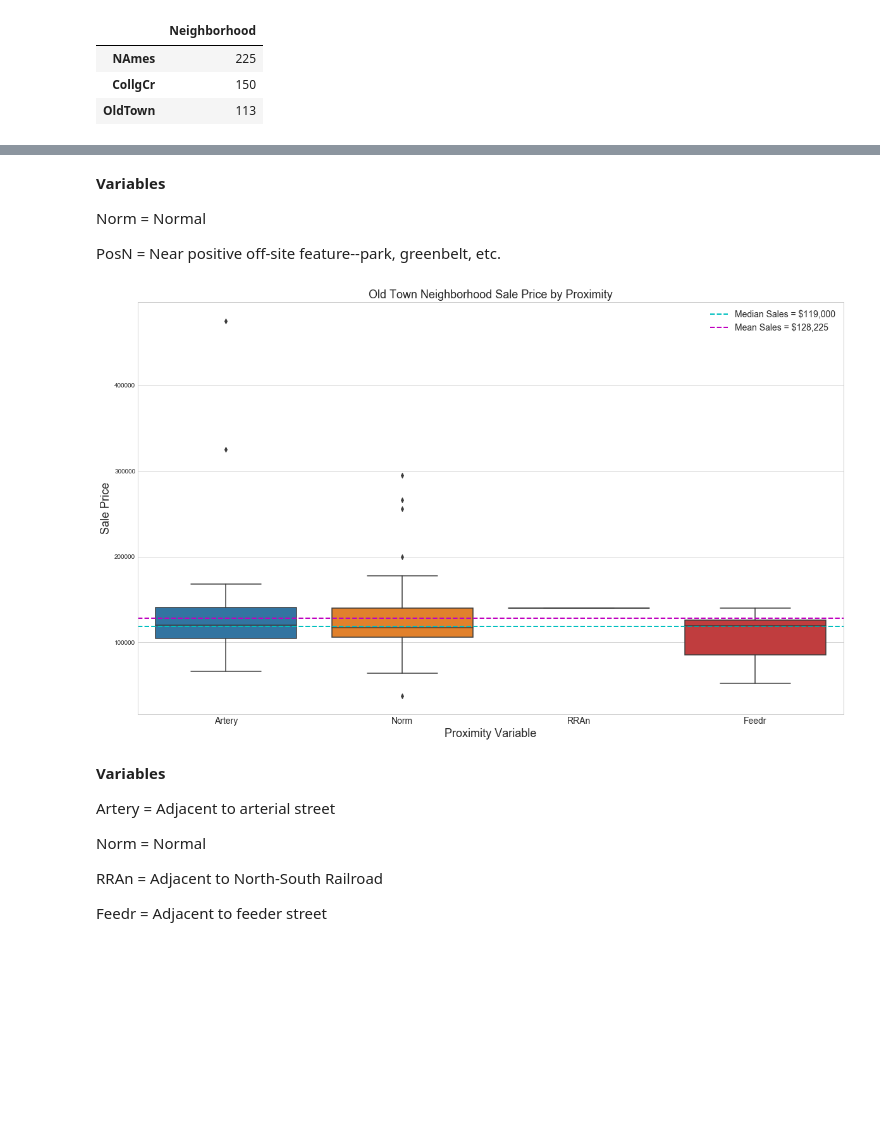
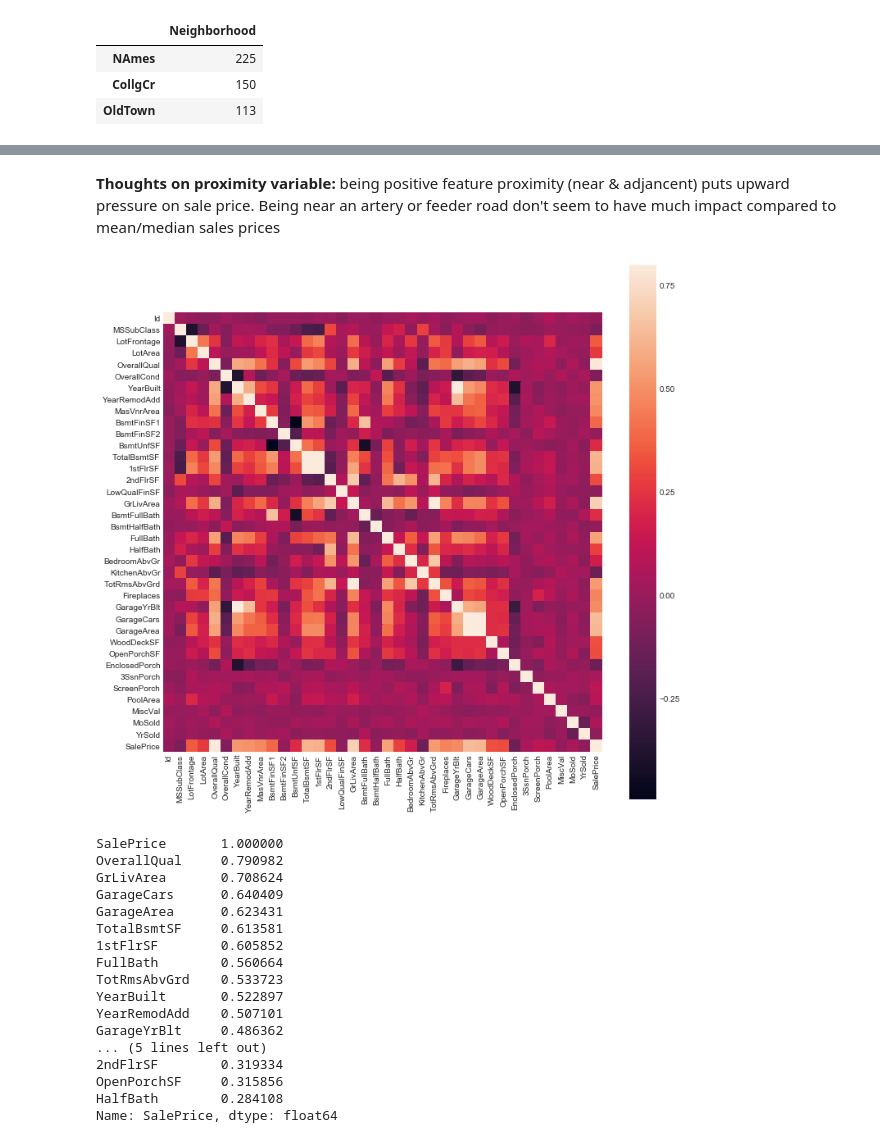
Before and after one commit to brianmcguckin/thinkful_data_science, a Jupyter notebook: unit_01_capstone.ipynb, the cells around one changed output, grey strips where cells are left out. Saved outputs shown, nothing was run; the diff lists cells and outputs as text; code cells hidden in the pictures; blank space fills up the shorter version.

```diff
--- a/unit_01_capstone.ipynb
+++ b/unit_01_capstone.ipynb
@@ -157,34 +181,0 @@ plt.show()
-# %% [markdown]
-__Variables__
-
-Norm = Normal
-
-PosN = Near positive off-site feature--park, greenbelt, etc.
-# %%
-OldTown = train.loc[lambda df: train['Neighborhood'] == 'OldTown']
-#print(OldTown.SalePrice.median())
-#print(OldTown.SalePrice.mean())
-
-plt.figure(figsize = (20,12))
-sns.boxplot(x = 'Condition1', y = 'SalePrice', data = OldTown)
-plt.axhline(OldTown.SalePrice.median(), color = 'c', linestyle = 'dashed', linewidth = 2, label = 'Median Sales = $119,000')
-plt.axhline(OldTown.SalePrice.mean(), color = 'm', linestyle = 'dashed', linewidth = 2, label = 'Mean Sales = $128,225')
-plt.xticks(size = 14)
-plt.xlabel('Proximity Variable', size = 18)
-plt.ylabel('Sale Price', size = 18)
-plt.title('Old Town Neighborhood Sale Price by Proximity', size = 18)
-plt.legend(prop={'size':14})
-
-plt.show()
-# %% [output]
-[figure, removed]
-# %% [markdown]
-__Variables__
-
-Artery = Adjacent to arterial street
-
-Norm = Normal
-
-RRAn = Adjacent to North-South Railroad
-
-Feedr = Adjacent to feeder street
@@ -198,0 +182,28 @@ Feedr = Adjacent to feeder street
+# %% [markdown]
+__Thoughts on proximity variable:__ being positive feature proximity (near & adjancent) puts upward pressure on sale price. Being near an artery or feeder road don't seem to have much impact compared to mean/median sales prices
+# %%
+corrmat = train.corr()
+plt.figure(figsize = (12,12))
+sns.heatmap(corrmat, vmax=0.8, square=True);
+# %% [output]
+[figure, added]
+# %%
+print(corrmat['SalePrice'].sort_values(ascending=False).head(20))
+# %% [output]
+SalePrice       1.000000
+OverallQual     0.790982
+GrLivArea       0.708624
+GarageCars      0.640409
+GarageArea      0.623431
+TotalBsmtSF     0.613581
+1stFlrSF        0.605852
+FullBath        0.560664
+TotRmsAbvGrd    0.533723
+YearBuilt       0.522897
+YearRemodAdd    0.507101
+GarageYrBlt     0.486362
+... (5 lines left out)
+2ndFlrSF        0.319334
+OpenPorchSF     0.315856
+HalfBath        0.284108
+Name: SalePrice, dtype: float64
```
Also changed, not shown: parts of 9 cells of this notebook.
